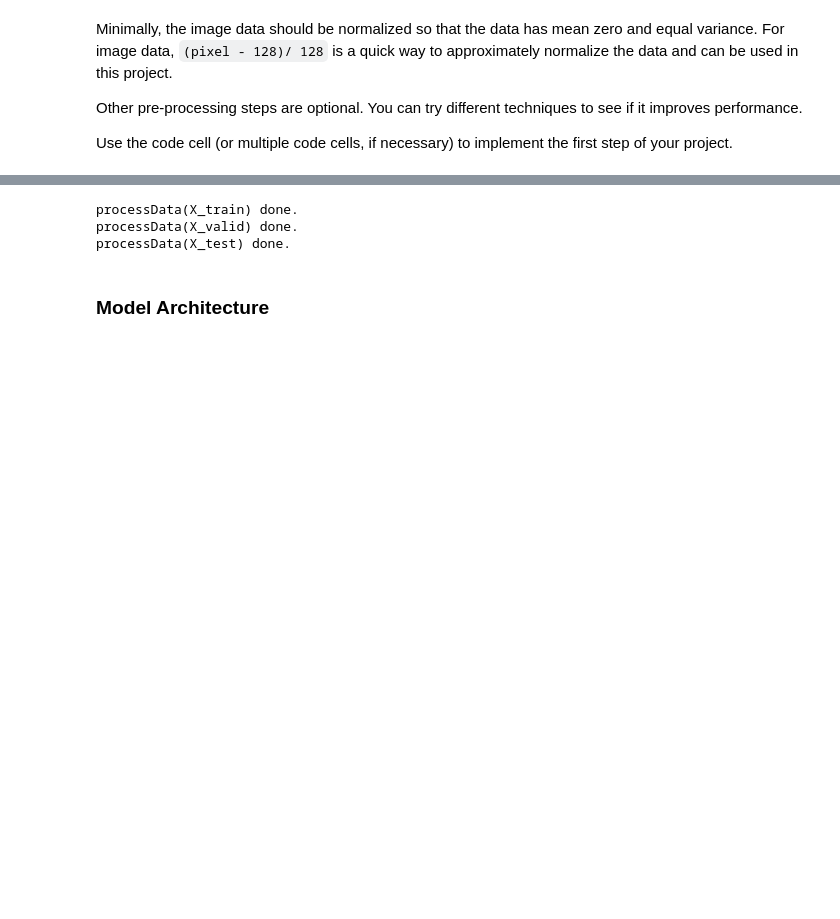
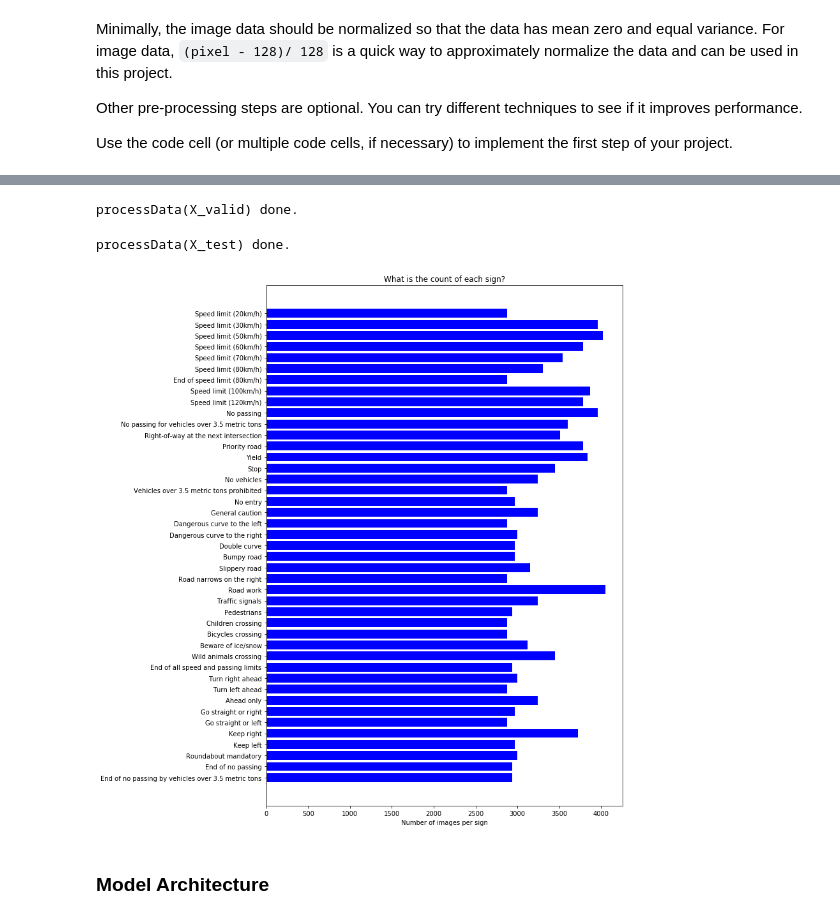
Before and after one commit to pascalirminger/CarND-Traffic-Sign-Classifier-P2, a Jupyter notebook: Traffic_Sign_Classifier.ipynb, the cells around one changed output, grey strips where cells are left out. Cells and saved outputs as stored; diff of their text form; code cells hidden in the pictures; blank space fills up the shorter version.

```diff
--- a/Traffic_Sign_Classifier.ipynb
+++ b/Traffic_Sign_Classifier.ipynb
@@ -326,5 +333,5 @@ plt.show()
 # %%
-def augmentData(X, y, scale=2.0):
+def augmentData(X, y, scale=3.5):
 
     signs = np.unique(y)
     num_signs = signs.size
@@ -356,7 +363,5 @@ def augmentData(X, y, scale=2.0):
     return expanded_imgs[1:], expanded_labels[1:]
 # %%
 ### Augment data
-#X_train_expansion, y_train_expansion = augmentData(X_train, y_train)
-#
-#print(X_train_expansion.shape)
-#print(y_train_expansion.shape)
+
+X_train_augmented, y_train_augmented = augmentData(X_train, y_train)
@@ -363,12 +395,7 @@ def augmentData(X, y, scale=2.0):
 # %%
-# Process data
-X_train = processData(X_train)
-print("processData(X_train) done.")
+### Preprocess validation data
+
 X_valid = processData(X_valid)
 print("processData(X_valid) done.")
-X_test = processData(X_test)
-print("processData(X_test) done.")
 # %% [output]
-processData(X_train) done.
 processData(X_valid) done.
-processData(X_test) done.
@@ -378 +402,15 @@ processData(X_test) done.
+# %%
+### Preprocess test data
+
+X_test = processData(X_test)
+print("processData(X_test) done.")
+# %% [output]
+processData(X_test) done.
+# %%
+### Show number of images per sign after data augmentation
+
+count_per_sign = np.bincount(y_train)
+showCountPerSign(sign_names, count_per_sign)
+# %% [output]
+[figure, added]
 # %%
```
Also changed, not shown: parts of 15 cells of this notebook, 3 other files.
